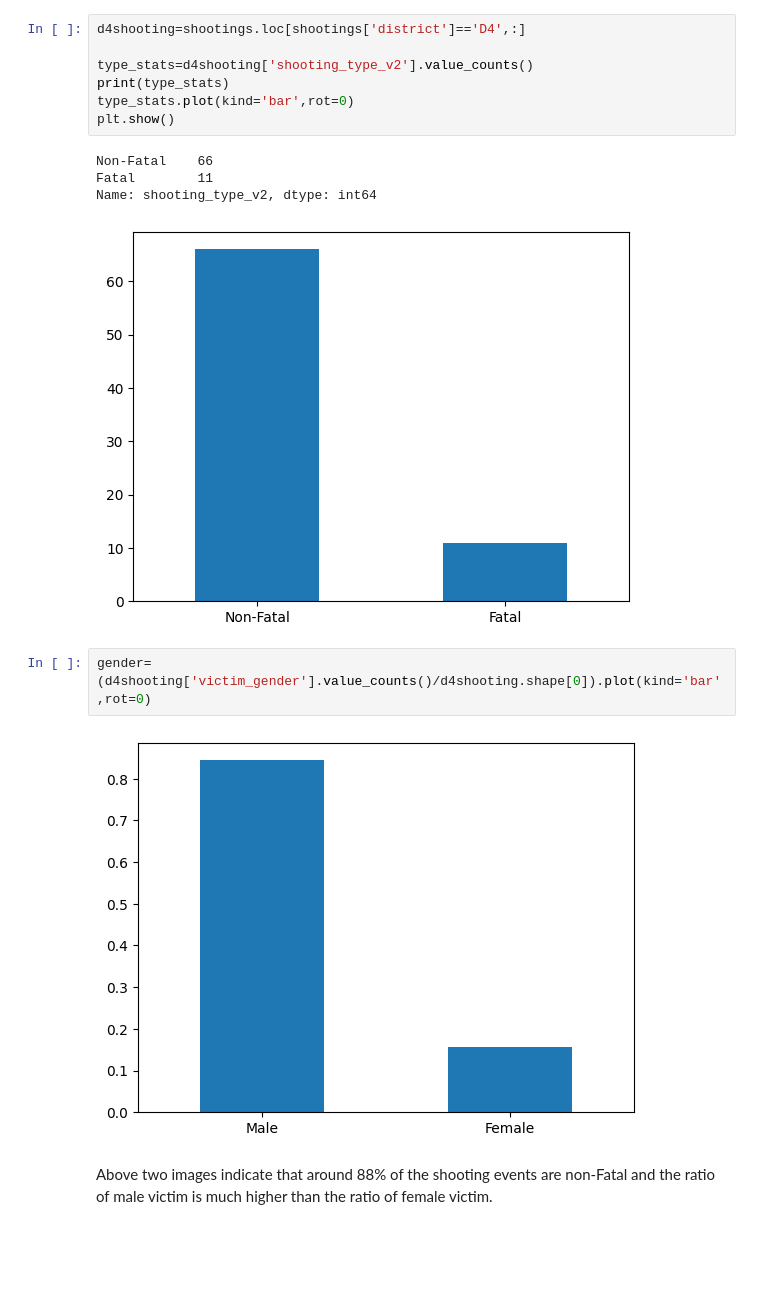
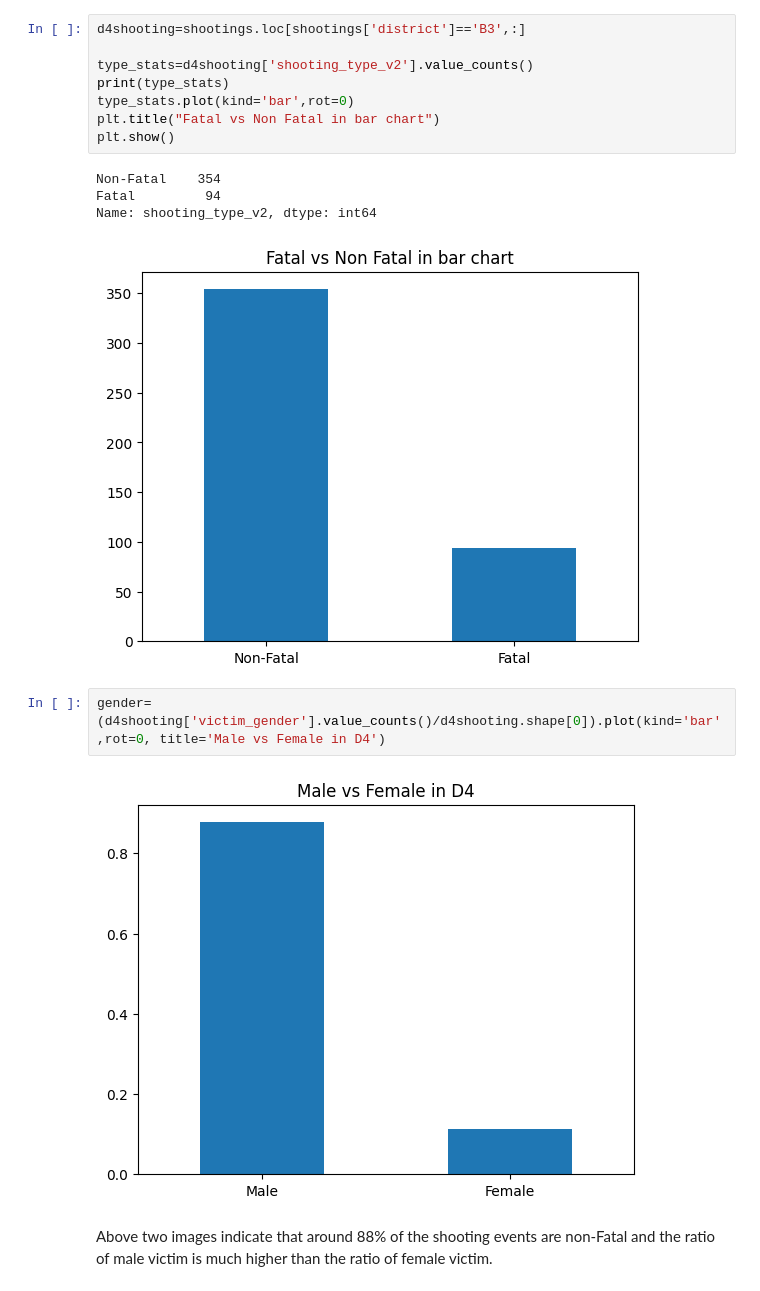
Before and after one commit to BU-Spark/ds-councilor-worrell-gun-violence, a Jupyter notebook: spring23-team-2/deliverables/deliverables 1/pattern.ipynb, the cells around one changed output. Saved outputs shown, nothing was run; the diff lists cells and outputs as text; blank space fills up the shorter version.

```diff
--- a/spring23-team-2/deliverables/deliverables 1/pattern.ipynb
+++ b/spring23-team-2/deliverables/deliverables 1/pattern.ipynb
@@ -67,19 +112,20 @@ We can see that D4 has way more black people and MLYMN, and have fewest proporti
 # %%
-d4shooting=shootings.loc[shootings['district']=='D4',:]
+d4shooting=shootings.loc[shootings['district']=='B3',:]
 
 type_stats=d4shooting['shooting_type_v2'].value_counts()
 print(type_stats)
 type_stats.plot(kind='bar',rot=0)
+plt.title("Fatal vs Non Fatal in bar chart")
 plt.show()
 # %% [output]
-Non-Fatal    66
-Fatal        11
+Non-Fatal    354
+Fatal         94
 Name: shooting_type_v2, dtype: int64
-[figure, old version]
+[figure, new version]
 # %%
-gender=(d4shooting['victim_gender'].value_counts()/d4shooting.shape[0]).plot(kind='bar',rot=0)
+gender=(d4shooting['victim_gender'].value_counts()/d4shooting.shape[0]).plot(kind='bar',rot=0, title='Male vs Female in D4')
 # %% [output]
-[figure, old version]
+[figure, new version]
 # %% [markdown]
 Above two images indicate that around 88% of the shooting events are non-Fatal and the ratio of male victim is much higher than the ratio of female victim.
 # %%
```
Also changed, not shown: parts of 25 cells of this notebook, 2 other files.
